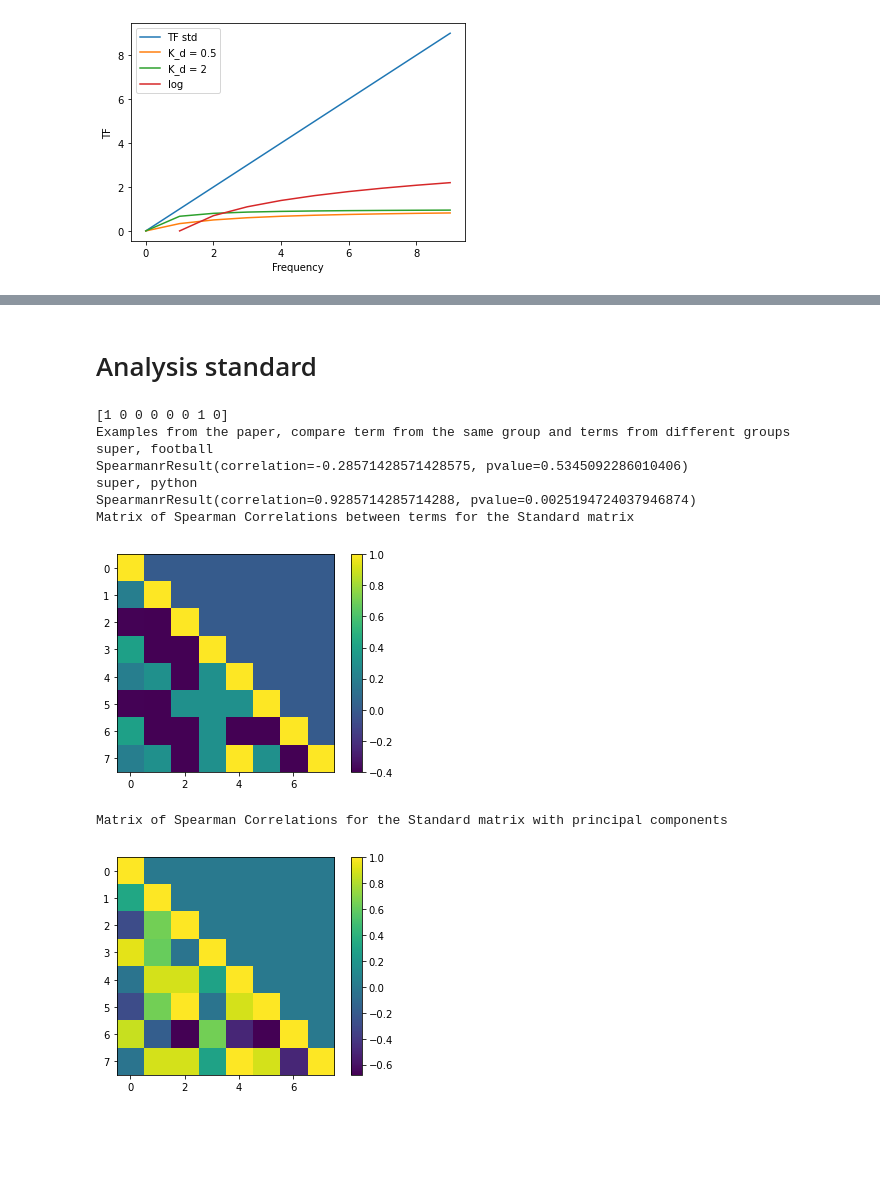
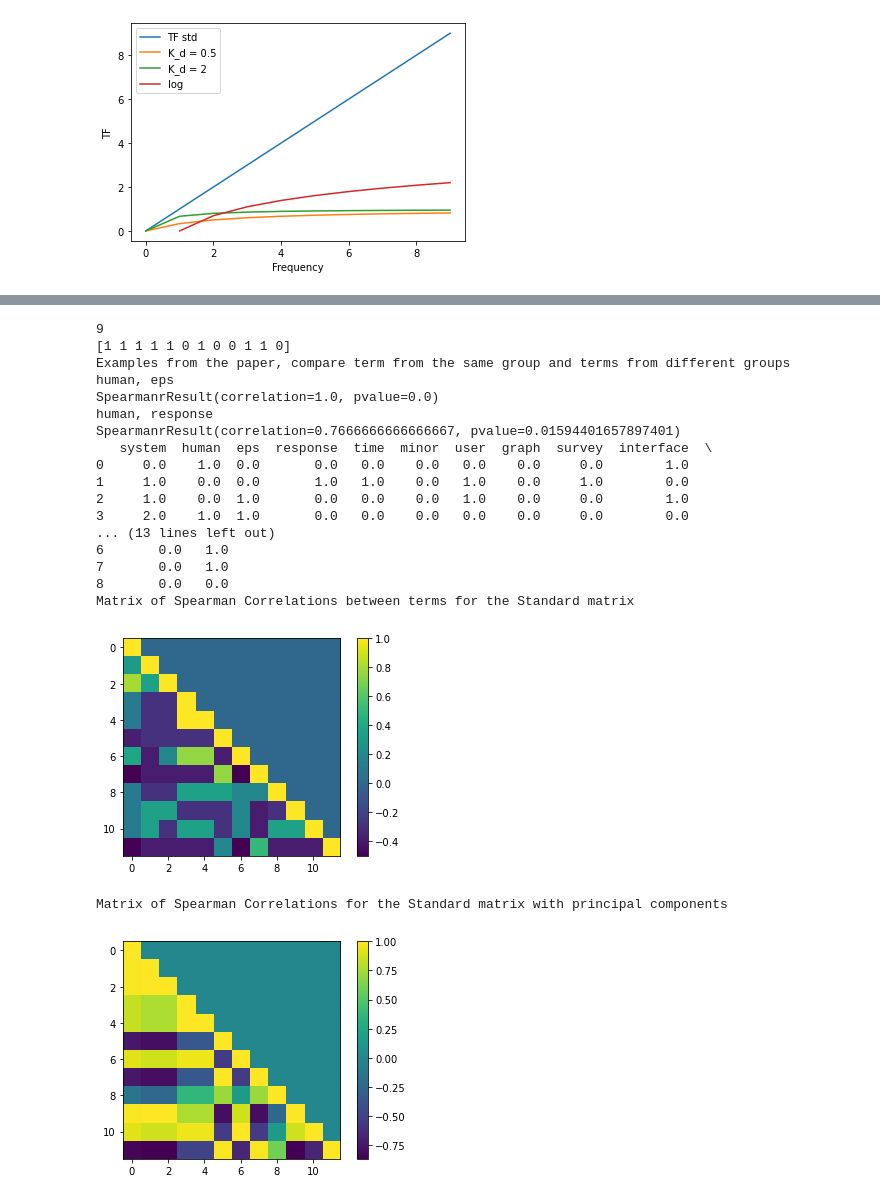
Before and after one commit to vaishakhi1/LSA-intro, a Jupyter notebook: LSA.ipynb, the cells around one changed output, grey strips where cells are left out. Drawn from its saved outputs; the diff is of its cells as text; code cells hidden in the pictures; blank space fills up the shorter version.

```diff
--- a/LSA.ipynb
+++ b/LSA.ipynb
@@ -54,12 +57,14 @@ example = ['Human machine interface for ABC computer applications',
            'Graph minor IV: Widths of trees and well-quasi-ordering',
            'Graph minor: A survey']
 
-example = [ "Machine learning is super fun", "Python is super, super cool",
-            "Statistics is cool, too",
-            "Data science is fun",
-            "Python is great for machine learning",
-            "I like football",
-            "Football is great to watch"]
+# example = [ "Machine learning is fun",
+#             "Python is super, super cool",
+#             "Statistics is super cool, too",
+#             "Data science is fun",
+#             "Python is great for machine learning",
+#             "I like football",
+#             "Football is great to watch"
+#             "I think football is fun to play"]
 # %% [markdown]
 # Some Useful Functions
 # %%
@@ -163,10 +258,10 @@ for word in token_list:
     if count_tokens(word,example_tok)>1:
         new_list.append(word)
 print(new_list)
-# soln = np.array([0, 1, 0, 0, 1, 0, 1, 0, 0, 0, 0, 1])
-# sorting = np.argsort(soln)
-# new_list = [new_list[i] for i in sorting]
-# print(new_list)
+soln = np.array([0, 1, 0, 0, 1, 0, 1, 0, 0, 0, 0, 1])
+sorting = np.argsort(soln)
+new_list = [new_list[i] for i in sorting]
+print(new_list)
 # %% [output]
 stemmed
 lemmatized
@@ -373,6 +310,20 @@ print_mat(tf_idf.toarray())
-# %% [markdown]
-# Analysis standard
 # %%
+
+# print(new_list)
+
+
+N_d = len(example_tok)
+print(N_d)
+
+#termlist =  functools.reduce(operator.iconcat, example_tok, [])
+#termlist = list(set(termlist))
+
+N_t = len(new_list)
+
+#Compute word frequency $$tf[w,d]$$
+tf_mat = tf_matrix('std')
+
+
 k =2
 U,s,Vt = svds(tf_mat,k=k)
 # print(np.transpose(Vt))
@@ -387,7 +338,7 @@ tf_hat = np.matmul(np.matmul(U,np.diag(s)),Vt)
 # print(pd.DataFrame(tf_hat, columns = new_list))
 y, rho =stats.spearmanr(tf_hat[:,2], tf_hat[:,4])
 # print(y)
-n1 = 0#1
+n1 = 1#1
 n2 = 2#7
 n3 = 3#9
 
@@ -412,40 +363,50 @@ for i in range(N_i):
         t,r = stats.spearmanr(tf_mat[:,i], tf_mat[:,j])
         corr_raw[i][j] = t
 
 
 # N_i = N_d
 # corr_raw = np.zeros([N_i,N_i])
 # for i in range(N_i):
 #     for j in range(i+1):
 #         t,r = stats.spearmanr(tf_hat[i,:], tf_hat[j,:])
 #         corr[i][j] = t
 # corr = np.zeros([N_i,N_i])
 # for i in range(N_i):
 #     for j in range(i+1):
 #         t,r = stats.spearmanr(tf_mat[i,:], tf_mat[j,:])
 #         corr_raw[i][j] = t
 
-
+print_mat(tf_mat,list(range(N_d)),new_list)
 print('Matrix of Spearman Correlations between terms for the Standard matrix')
 plt.imshow(corr_raw,cmap='viridis')
 plt.colorbar()
 plt.show()
 print('Matrix of Spearman Correlations for the Standard matrix with principal components')
 plt.imshow(corr,cmap='viridis')
 plt.colorbar()
 plt.show()
 
 # print_mat(corr_raw)
 # %% [output]
-[1 0 0 0 0 0 1 0]
+9
+[1 1 1 1 1 0 1 0 0 1 1 0]
 Examples from the paper, compare term from the same group and terms from different groups
-super, football
-SpearmanrResult(correlation=-0.28571428571428575, pvalue=0.5345092286010406)
-super, python
-SpearmanrResult(correlation=0.9285714285714288, pvalue=0.0025194724037946874)
+human, eps
+SpearmanrResult(correlation=1.0, pvalue=0.0)
+human, response
+SpearmanrResult(correlation=0.7666666666666667, pvalue=0.01594401657897401)
+   system  human  eps  response  time  minor  user  graph  survey  interface  \
+0     0.0    1.0  0.0       0.0   0.0    0.0   0.0    0.0     0.0        1.0
+1     1.0    0.0  0.0       1.0   1.0    0.0   1.0    0.0     1.0        0.0
+2     1.0    0.0  1.0       0.0   0.0    0.0   1.0    0.0     0.0        1.0
+3     2.0    1.0  1.0       0.0   0.0    0.0   0.0    0.0     0.0        0.0
+... (13 lines left out)
+6       0.0   1.0
+7       0.0   1.0
+8       0.0   0.0
 Matrix of Spearman Correlations between terms for the Standard matrix
-[figure, old version]
+[figure, new version]
 Matrix of Spearman Correlations for the Standard matrix with principal components
-[figure, old version]
+[figure, new version]
 # %% [markdown]
 # Analysis TF_sum
```
Also changed, not shown: parts of 24 cells of this notebook.
